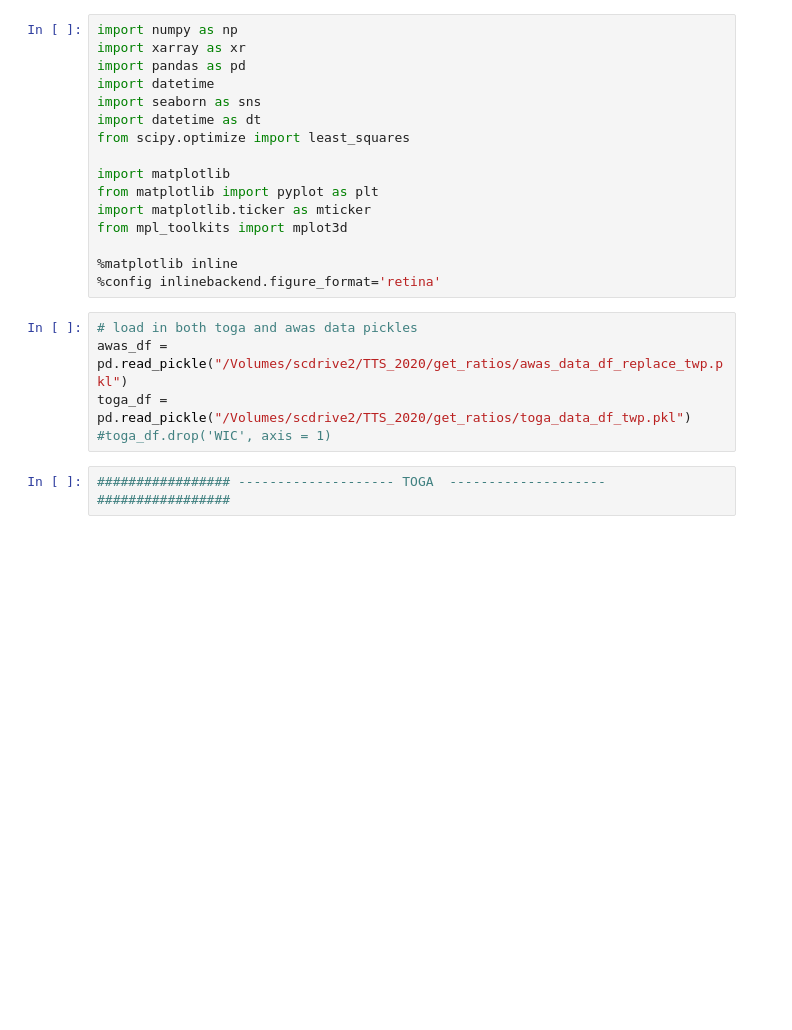
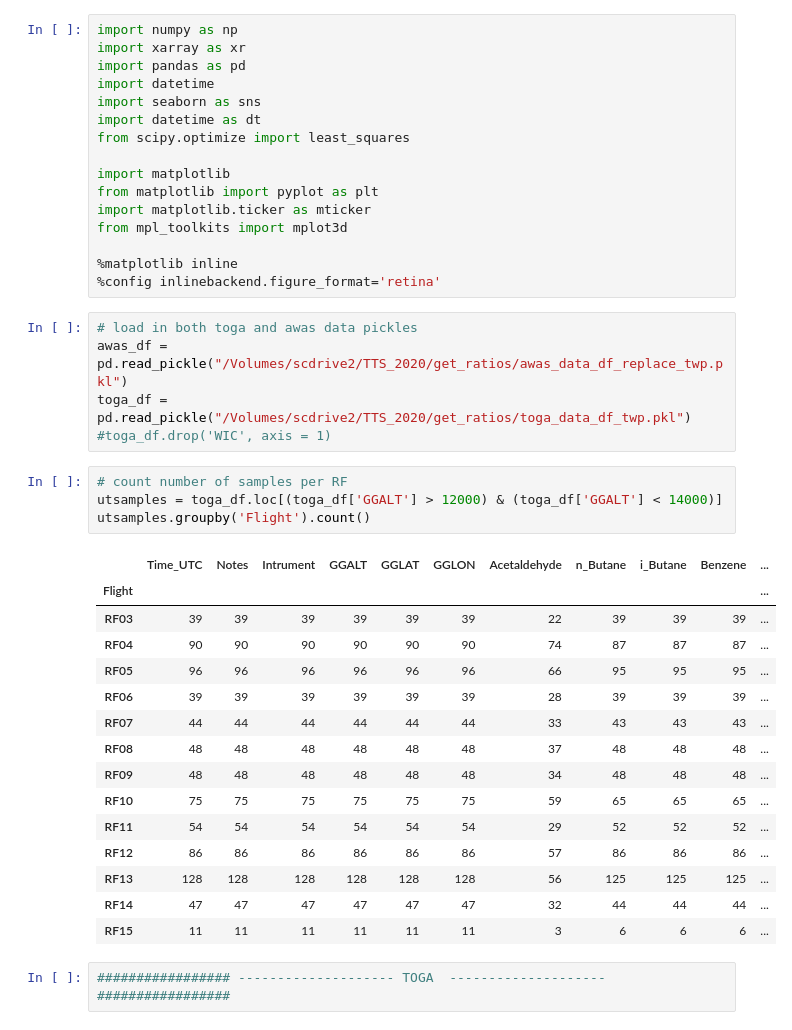
Before and after one commit to schelpon/TTS_2020_HD, a Jupyter notebook: get_tts/tts_per_rf/get_ratios_per_rf.ipynb, the cells around one changed output. Cells and saved outputs as stored; diff of their text form; blank space fills up the shorter version.

```diff
--- a/get_tts/tts_per_rf/get_ratios_per_rf.ipynb
+++ b/get_tts/tts_per_rf/get_ratios_per_rf.ipynb
@@ -30,6 +30,26 @@ from mpl_toolkits import mplot3d
 awas_df = pd.read_pickle("/Volumes/scdrive2/TTS_2020/get_ratios/awas_data_df_replace_twp.pkl")
 toga_df = pd.read_pickle("/Volumes/scdrive2/TTS_2020/get_ratios/toga_data_df_twp.pkl")
 #toga_df.drop('WIC', axis = 1)
+# %%
+# count number of samples per RF
+utsamples = toga_df.loc[(toga_df['GGALT'] > 12000) & (toga_df['GGALT'] < 14000)]
+utsamples.groupby('Flight').count()
+# %% [output]
+|  | Time_UTC | Notes | Intrument | GGALT | GGLAT | GGLON | Acetaldehyde | n_Butane | i_Butane | Benzene | ... |
+| Flight |  |  |  |  |  |  |  |  |  |  | ... |
+| RF03 | 39 | 39 | 39 | 39 | 39 | 39 | 22 | 39 | 39 | 39 | ... |
+| RF04 | 90 | 90 | 90 | 90 | 90 | 90 | 74 | 87 | 87 | 87 | ... |
+| RF05 | 96 | 96 | 96 | 96 | 96 | 96 | 66 | 95 | 95 | 95 | ... |
+| RF06 | 39 | 39 | 39 | 39 | 39 | 39 | 28 | 39 | 39 | 39 | ... |
+| RF07 | 44 | 44 | 44 | 44 | 44 | 44 | 33 | 43 | 43 | 43 | ... |
+| RF08 | 48 | 48 | 48 | 48 | 48 | 48 | 37 | 48 | 48 | 48 | ... |
+| RF09 | 48 | 48 | 48 | 48 | 48 | 48 | 34 | 48 | 48 | 48 | ... |
+| RF10 | 75 | 75 | 75 | 75 | 75 | 75 | 59 | 65 | 65 | 65 | ... |
+| RF11 | 54 | 54 | 54 | 54 | 54 | 54 | 29 | 52 | 52 | 52 | ... |
+| RF12 | 86 | 86 | 86 | 86 | 86 | 86 | 57 | 86 | 86 | 86 | ... |
+| RF13 | 128 | 128 | 128 | 128 | 128 | 128 | 56 | 125 | 125 | 125 | ... |
+| RF14 | 47 | 47 | 47 | 47 | 47 | 47 | 32 | 44 | 44 | 44 | ... |
+| RF15 | 11 | 11 | 11 | 11 | 11 | 11 | 3 | 6 | 6 | 6 | ... |
 # %%
 ################# -------------------- TOGA  -------------------- #################
 # %%
```
Also changed, not shown: 2 other files.
